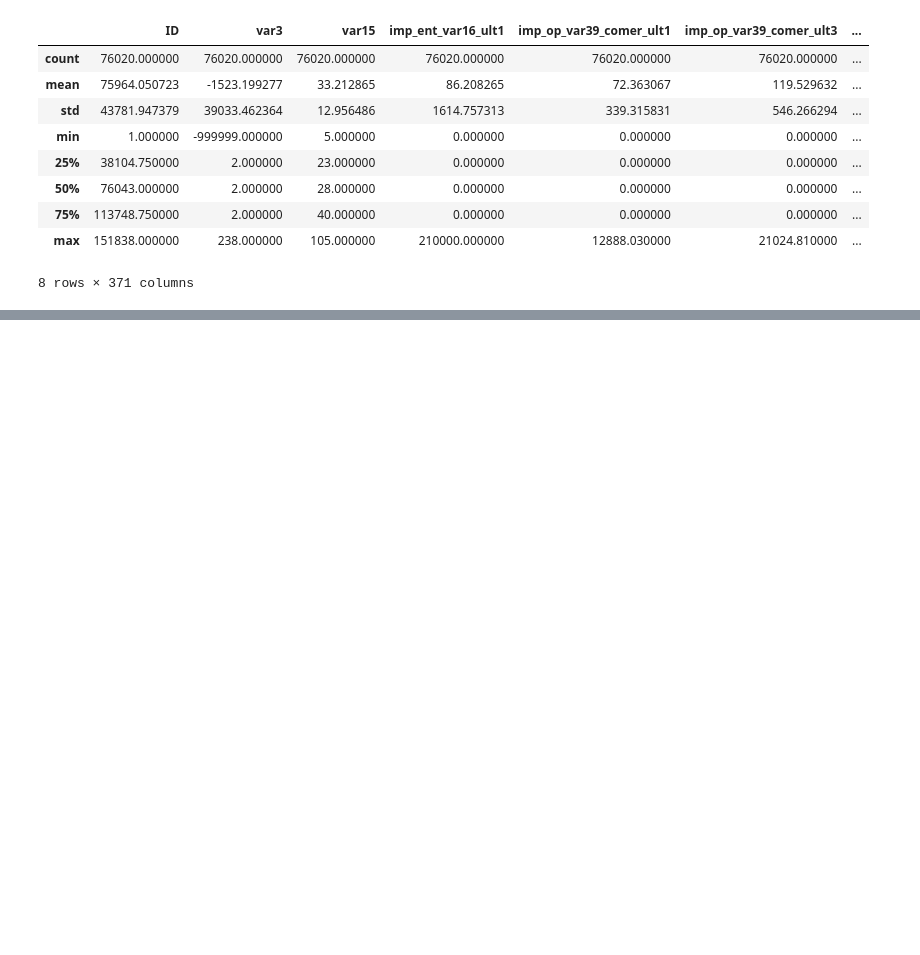
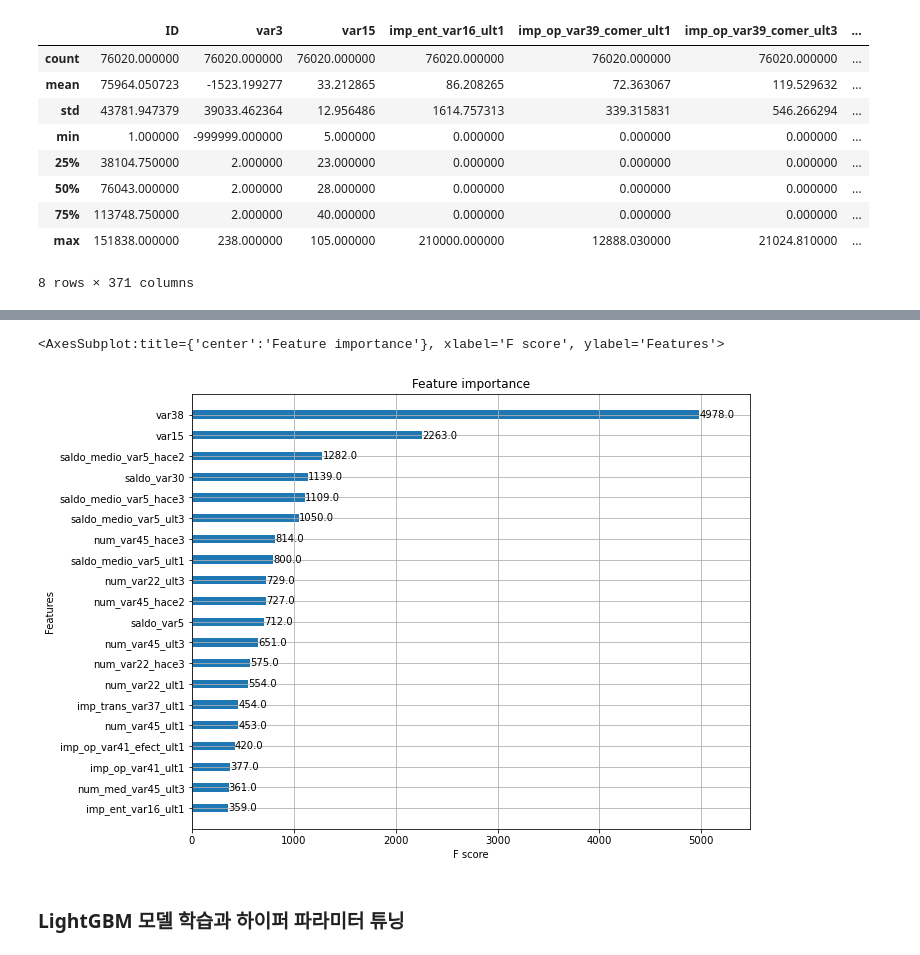
Before and after one commit to 201411096/study_AI, a Jupyter notebook: lectures/2_파이썬 머신러닝 완벽 가이드/4_분류(Classification)/6_분류실습_산탄데르 고객 만족 예측.ipynb, the cells around one changed output, grey strips where cells are left out. Drawn from its saved outputs; the diff is of its cells as text; code cells hidden in the pictures; blank space fills up the shorter version.

```diff
--- a/lectures/2_파이썬 머신러닝 완벽 가이드/4_분류(Classification)/6_분류실습_산탄데르 고객 만족 예측.ipynb
+++ b/lectures/2_파이썬 머신러닝 완벽 가이드/4_분류(Classification)/6_분류실습_산탄데르 고객 만족 예측.ipynb
@@ -51,0 +103,13 @@ cust_df.describe()
+# %%
+from xgboost import XGBClassifier
+from sklearn.metrics import roc_auc_score
+
+# n_estimators는 500으로, random state는 예제 수행 시마다 동일 예측 결과를 위해 설정.
+xgb_clf = XGBClassifier(n_estimators=500, random_state=156)
+
+# 성능 평가 지표를 auc로, 조기 중단 파라미터는 100으로 설정하고 학습 수행.
+xgb_clf.fit(X_train, y_train, early_stopping_rounds = 100, eval_metric='auc', eval_set=[(X_train, y_train), (X_test, y_test)])
+
+xgb_roc_score = roc_auc_score(y_test, xgb_clf.predict_proba(X_test)[:, 1], average='macro')
+
+print('ROC AUC : {0:.4f}'.format(xgb_roc_score))
@@ -51,0 +364,11 @@ cust_df.describe()
+# %%
+# n_estimators는 1000으로 증가시키고, learning rate = 0.02로 감소, reg_alpha=0.03으로 추가
+xgb_clf = XGBClassifier(n_estimators=1000, random_state=156, learning_rate=0.02,
+                        max_depth=5, min_child_weight=1, colsample_bytree=0.75, reg_alpha=0.03)
+
+# evaluation metric을 auc로, early stopping은 200으로 설정하고 학습 수행.
+xgb_clf.fit(X_train, y_train, early_stopping_rounds=200, eval_metric='auc', eval_set=[(X_train, y_train), (X_test, y_test)])
+
+xgb_roc_score = roc_auc_score(y_test, xgb_clf.predict_proba(X_test)[:, 1], average='macro')
+
+print('ROC AUC: {0:.4f}'.format(xgb_roc_score))
@@ -51,0 +393,11 @@ cust_df.describe()
+# %%
+# n_estimators는 1000으로 증가시키고, learning rate = 0.02로 감소, reg_alpha=0.03으로 추가
+xgb_clf = XGBClassifier(n_estimators=1000, random_state=156, learning_rate=0.02,
+                        max_depth=7, min_child_weight=1, colsample_bytree=0.75, reg_alpha=0.03)
+
+# evaluation metric을 auc로, early stopping은 200으로 설정하고 학습 수행.
+xgb_clf.fit(X_train, y_train, early_stopping_rounds=200, eval_metric='auc', eval_set=[(X_train, y_train), (X_test, y_test)])
+
+xgb_roc_score = roc_auc_score(y_test, xgb_clf.predict_proba(X_test)[:, 1], average='macro')
+
+print('ROC AUC: {0:.4f}'.format(xgb_roc_score))
@@ -51,0 +422,12 @@ cust_df.describe()
+# %%
+from xgboost import plot_importance
+import matplotlib.pyplot as plt
+%matplotlib inline
+
+fig, ax = plt.subplots(1, 1, figsize=(10, 8))
+plot_importance(xgb_clf, ax=ax, max_num_features=20, height=0.4)
+# %% [output]
+<AxesSubplot:title={'center':'Feature importance'}, xlabel='F score', ylabel='Features'>
+[figure, added]
+# %% [markdown]
+### LightGBM 모델 학습과 하이퍼 파라미터 튜닝
```
Also changed, not shown: parts of 11 cells of this notebook.
